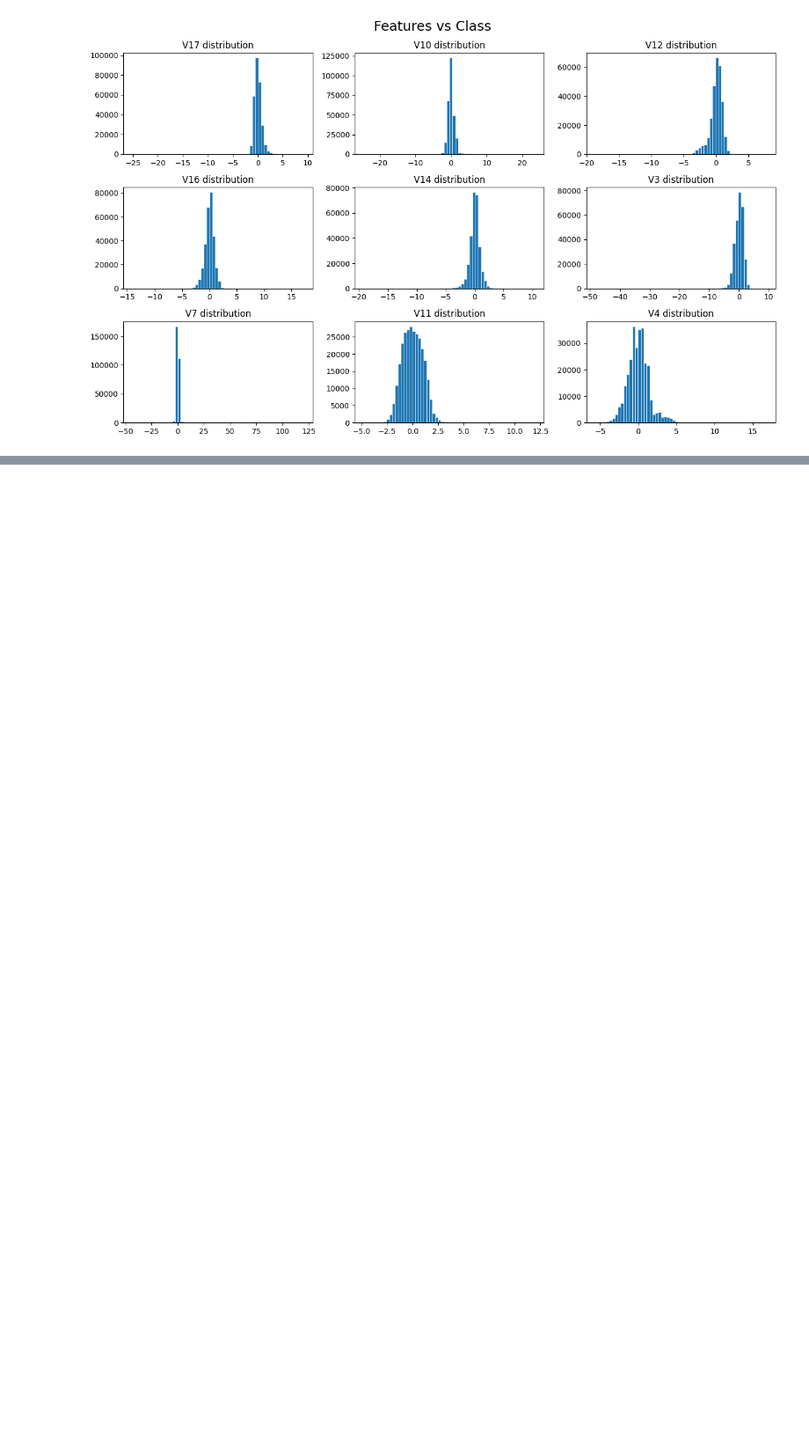
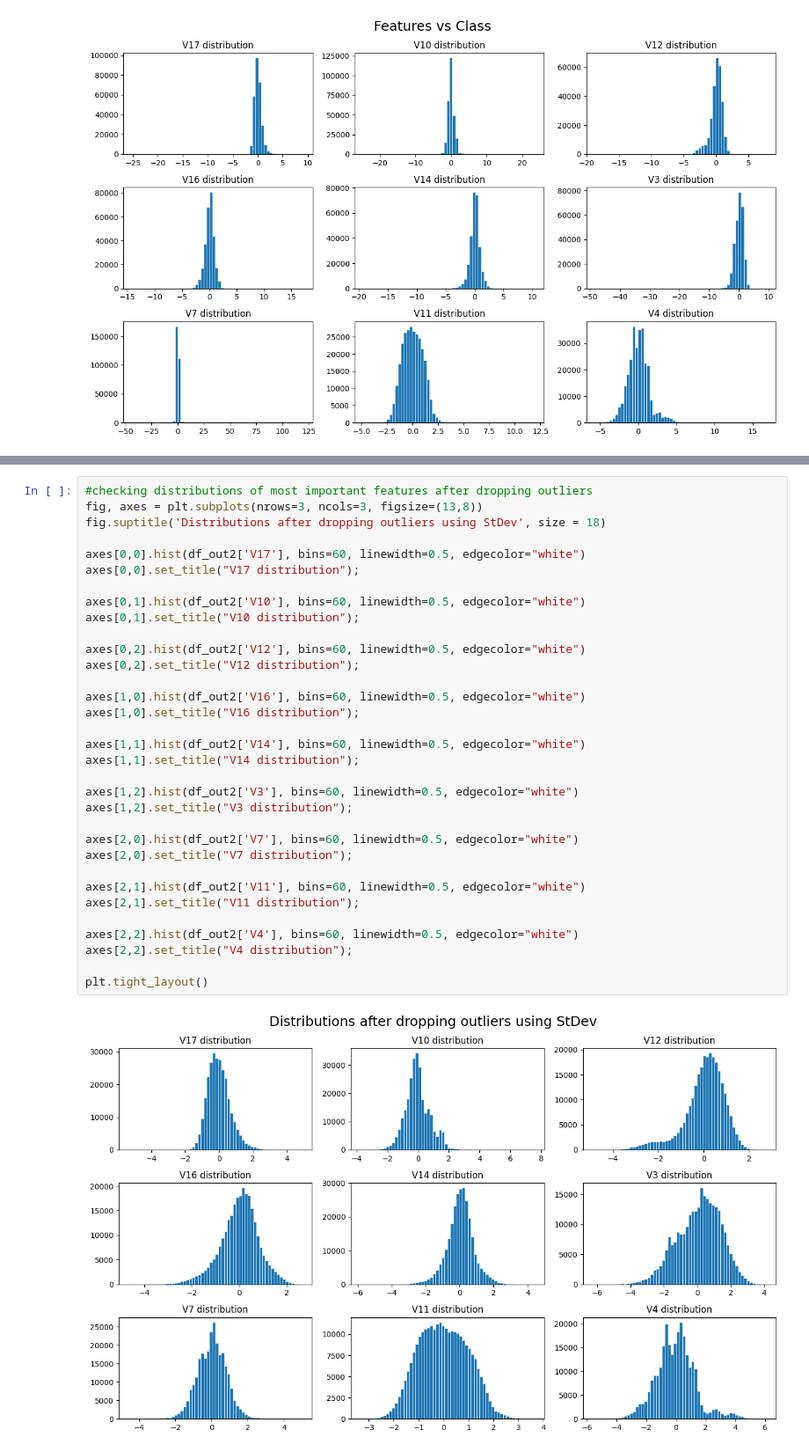
Before and after one commit to josephcabezas/credit-card-fraud-detection, a Jupyter notebook: credit_card_fraud_detection.ipynb, the cells around one changed output, grey strips where cells are left out. Shown at 88% size. Saved outputs shown, nothing was run; the diff lists cells and outputs as text; blank space fills up the shorter version.

```diff
--- a/credit_card_fraud_detection.ipynb
+++ b/credit_card_fraud_detection.ipynb
@@ -148,0 +259,35 @@ Tukey's IQR Method
+# %%
+#checking distributions of most important features after dropping outliers
+fig, axes = plt.subplots(nrows=3, ncols=3, figsize=(13,8))
+fig.suptitle('Distributions after dropping outliers using StDev', size = 18)
+
+axes[0,0].hist(df_out2['V17'], bins=60, linewidth=0.5, edgecolor="white")
+axes[0,0].set_title("V17 distribution");
+
+axes[0,1].hist(df_out2['V10'], bins=60, linewidth=0.5, edgecolor="white")
+axes[0,1].set_title("V10 distribution");
+
+axes[0,2].hist(df_out2['V12'], bins=60, linewidth=0.5, edgecolor="white")
+axes[0,2].set_title("V12 distribution");
+
+axes[1,0].hist(df_out2['V16'], bins=60, linewidth=0.5, edgecolor="white")
+axes[1,0].set_title("V16 distribution");
+
+axes[1,1].hist(df_out2['V14'], bins=60, linewidth=0.5, edgecolor="white")
+axes[1,1].set_title("V14 distribution");
+
+axes[1,2].hist(df_out2['V3'], bins=60, linewidth=0.5, edgecolor="white")
+axes[1,2].set_title("V3 distribution");
+
+axes[2,0].hist(df_out2['V7'], bins=60, linewidth=0.5, edgecolor="white")
+axes[2,0].set_title("V7 distribution");
+
+axes[2,1].hist(df_out2['V11'], bins=60, linewidth=0.5, edgecolor="white")
+axes[2,1].set_title("V11 distribution");
+
+axes[2,2].hist(df_out2['V4'], bins=60, linewidth=0.5, edgecolor="white")
+axes[2,2].set_title("V4 distribution");
+
+plt.tight_layout()
+# %% [output]
+[figure, added]
```
Also changed, not shown: parts of 23 cells of this notebook.
